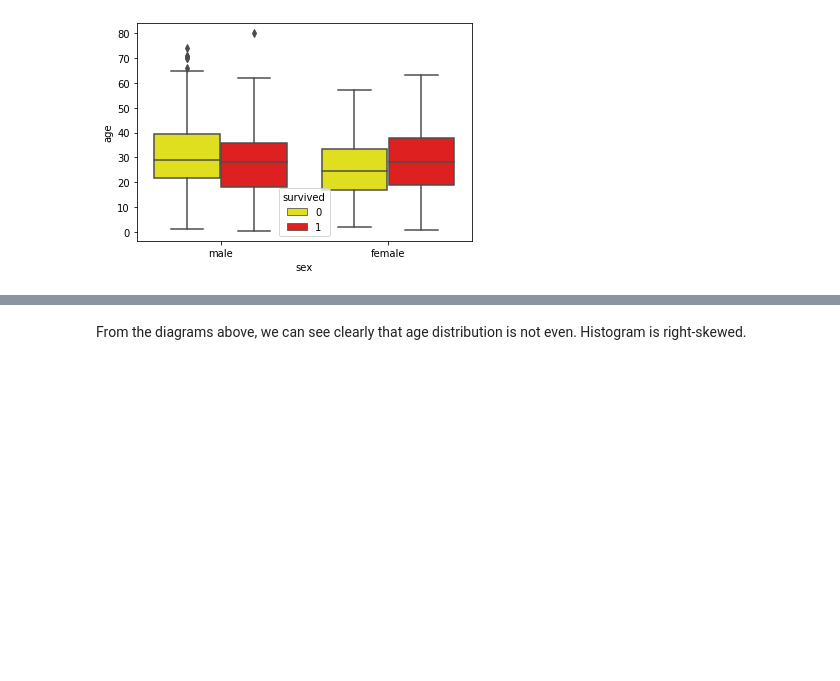
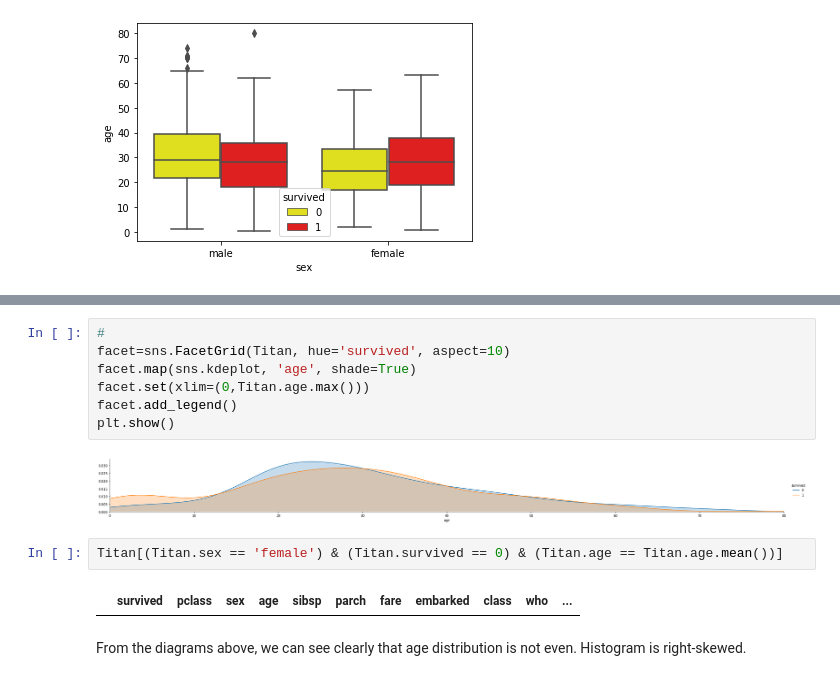
Before and after one commit to Hoda-MA/My-Projects, a Jupyter notebook: Titanic/Titanic Survivals.ipynb, the cells around one changed output, grey strips where cells are left out. Saved outputs shown, nothing was run; the diff lists cells and outputs as text; blank space fills up the shorter version.

```diff
--- a/Titanic/Titanic Survivals.ipynb
+++ b/Titanic/Titanic Survivals.ipynb
@@ -166,3 +175,16 @@ plt.show()
+# %%
+#
+facet=sns.FacetGrid(Titan, hue='survived', aspect=10)
+facet.map(sns.kdeplot, 'age', shade=True)
+facet.set(xlim=(0,Titan.age.max()))
+facet.add_legend()
+plt.show()
+# %% [output]
+[figure, added]
+# %%
+Titan[(Titan.sex == 'female') & (Titan.survived == 0) & (Titan.age == Titan.age.mean())]
+# %% [output]
+|  | survived | pclass | sex | age | sibsp | parch | fare | embarked | class | who | ... |
 # %% [markdown]
 From the diagrams above, we can see clearly that age distribution is not even. Histogram is right-skewed.
 # %% [markdown]
```
Also changed, not shown: parts of 10 cells of this notebook.
